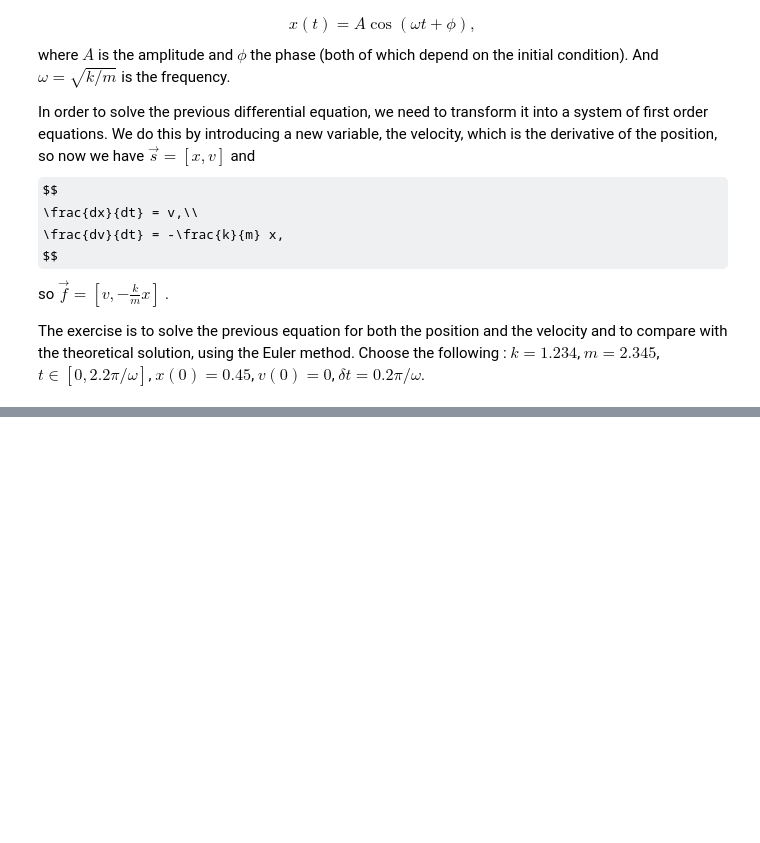
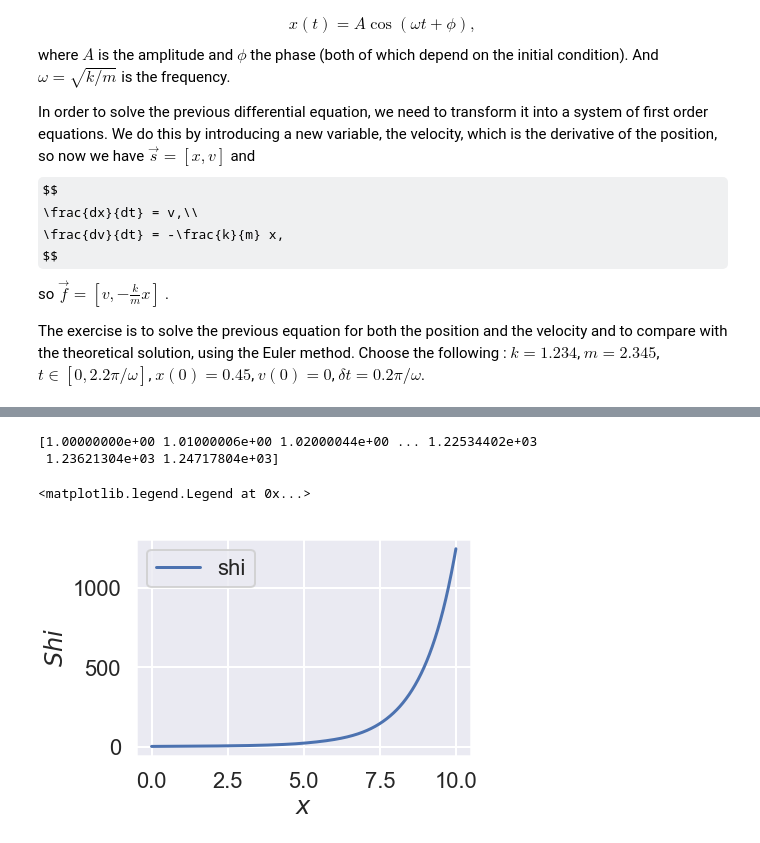
Before and after one commit to iluvatar1/ModelingToolsEngineering, a Jupyter notebook: 05-ODE-SystemsOfEquations/05-ODESystems-RK4-ScipyODE.ipynb, the cells around one changed output, grey strips where cells are left out. Saved outputs shown, nothing was run; the diff lists cells and outputs as text; code cells hidden in the pictures; some formulas as TeX source; blank space fills up the shorter version.

```diff
--- a/05-ODE-SystemsOfEquations/05-ODESystems-RK4-ScipyODE.ipynb
+++ b/05-ODE-SystemsOfEquations/05-ODESystems-RK4-ScipyODE.ipynb
@@ -317,6 +398,39 @@ The exercise is to solve the previous equation for both the position and the vel
 # %% [markdown]
 ## Ward: Integral
 <img src="fig/ward-01.png">
+# %%
+from scipy.integrate import solve_ivp
+import numpy as np
+
+X0=1
+T0=0
+TF=10
+DT=0.01
+
+def fderiv(t, y):
+    if t == 0:
+        return 1
+    return np.array([np.sinh(t)/t])
+
+sol = solve_ivp(fderiv, t_span=[T0, TF], t_eval=np.arange(T0, TF+DT, DT), y0=[X0])
+print(sol.y[0])
+
+%matplotlib inline
+import matplotlib.pyplot as plt
+import seaborn as sns
+sns.set()
+sns.set_context("poster")
+
+fig, ax = plt.subplots()
+ax.plot(sol.t, sol.y[0], label=r"shi")
+ax.set_xlabel(r"$x$")
+ax.set_ylabel(r"$Shi$")
+ax.legend()
+# %% [output]
+[1.00000000e+00 1.01000006e+00 1.02000044e+00 ... 1.22534402e+03
+ 1.23621304e+03 1.24717804e+03]
+<matplotlib.legend.Legend at 0x...>
+[figure, added]
 # %% [markdown]
 ## kiusalaas : Bouyancy
 <img src="fig/kiusalaas-02-A.png">
```
Also changed, not shown: parts of 9 cells of this notebook.
